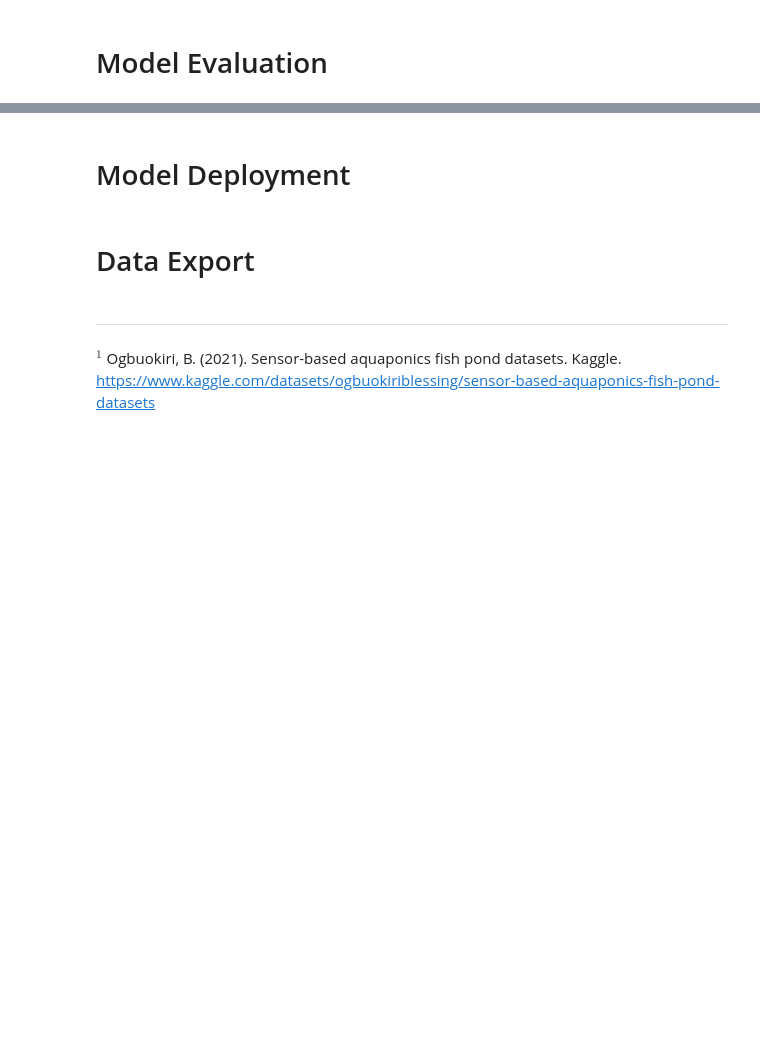
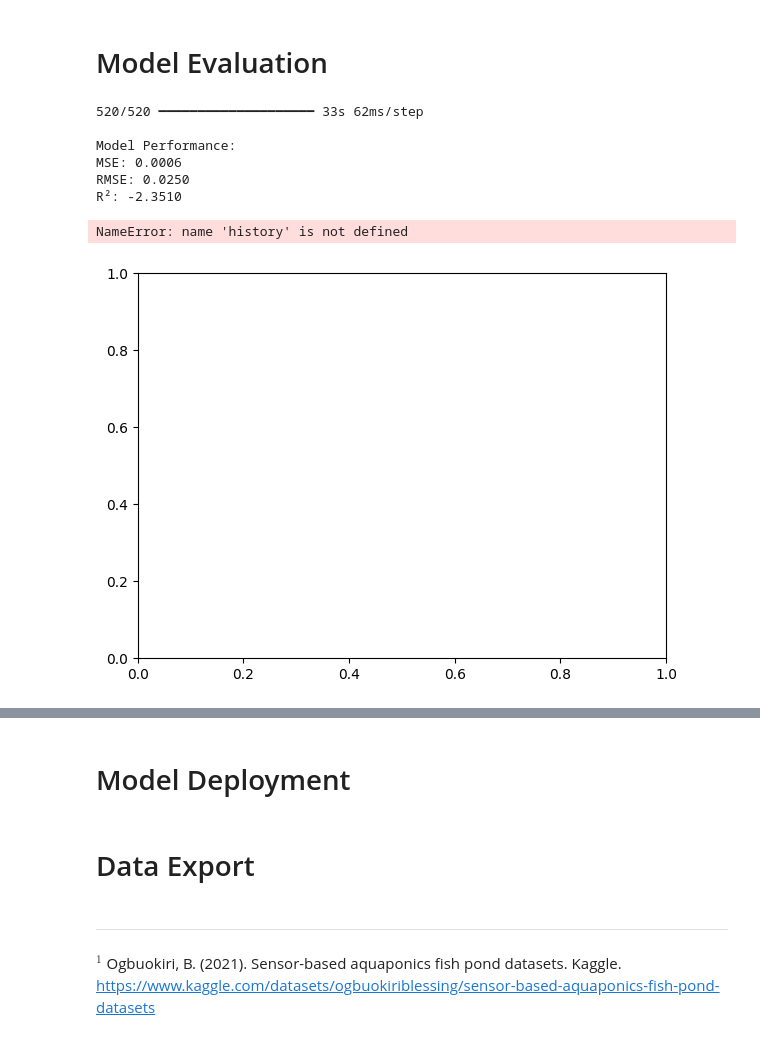
Before and after one commit to apadin-usd/AAI-530-04-Final-Project-Group-4, a Jupyter notebook: notebook/IoT-Based Aquaponics Fish Pond System.ipynb, the cells around one changed output, grey strips where cells are left out. Saved outputs shown, nothing was run; the diff lists cells and outputs as text; code cells hidden in the pictures; blank space fills up the shorter version.

Commit message:
Updated LSTM model

```diff
--- a/notebook/IoT-Based Aquaponics Fish Pond System.ipynb
+++ b/notebook/IoT-Based Aquaponics Fish Pond System.ipynb
@@ -532,0 +587,4 @@ KeyError: 'predicted_feature'
+# %%
+# Create sequences for training and testing
+X_train, y_train = create_sequences(train_df_scaled[inputs + [target]].values, seq_length)
+X_test, y_test = create_sequences(test_df_scaled[inputs + [target]].values, seq_length)
@@ -533,2 +671,53 @@ KeyError: 'predicted_feature'
 # %% [markdown]
 # Model Evaluation
+# %%
+# Evaluate model and print results
+y_pred = model.predict(X_test)
+
+# Inverse transform predictions and true values
+y_pred_inv = scaler_target.inverse_transform(y_pred)
+y_test_inv = scaler_target.inverse_transform(y_test.reshape(-1, 1))
+
+# Compute metrics
+mse = mean_squared_error(y_test_inv, y_pred_inv)
+rmse = np.sqrt(mse)
+r2 = r2_score(y_test_inv, y_pred_inv)
+
+print("\nModel Performance:")
+print(f"MSE: {mse:.4f}")
+print(f"RMSE: {rmse:.4f}")
+print(f"R²: {r2:.4f}")
+# %% [output]
+520/520 ━━━━━━━━━━━━━━━━━━━━ 33s 62ms/step
+
+Model Performance:
+MSE: 0.0006
+RMSE: 0.0250
+R²: -2.3510
+# %%
+# Show visualizations
+plt.figure(figsize=(15, 5))
+
+# Plot 1: Training History
+plt.subplot(1, 2, 1)
+plt.plot(history.history['loss'], label='Training Loss')
+plt.plot(history.history['val_loss'], label='Validation Loss')
+plt.title('Model Loss')
+plt.xlabel('Epoch')
+plt.ylabel('Loss')
+plt.legend()
+
+# Plot 2: Predictions vs Actual
+plt.subplot(1, 2, 2)
+plt.plot(y_test_inv, label='Actual Fish Weight', color='blue')
+plt.plot(y_pred_inv, label='Predicted Fish Weight', color='red', alpha=0.7)
+plt.title("Actual vs Predicted Fish Weight")
+plt.xlabel("Sample")
+plt.ylabel("Fish Weight")
+plt.legend()
+
+plt.tight_layout()
+plt.show()
+# %% [output]
+NameError: name 'history' is not defined
+[figure, added]
```
Also changed, not shown: parts of 18 cells of this notebook.
